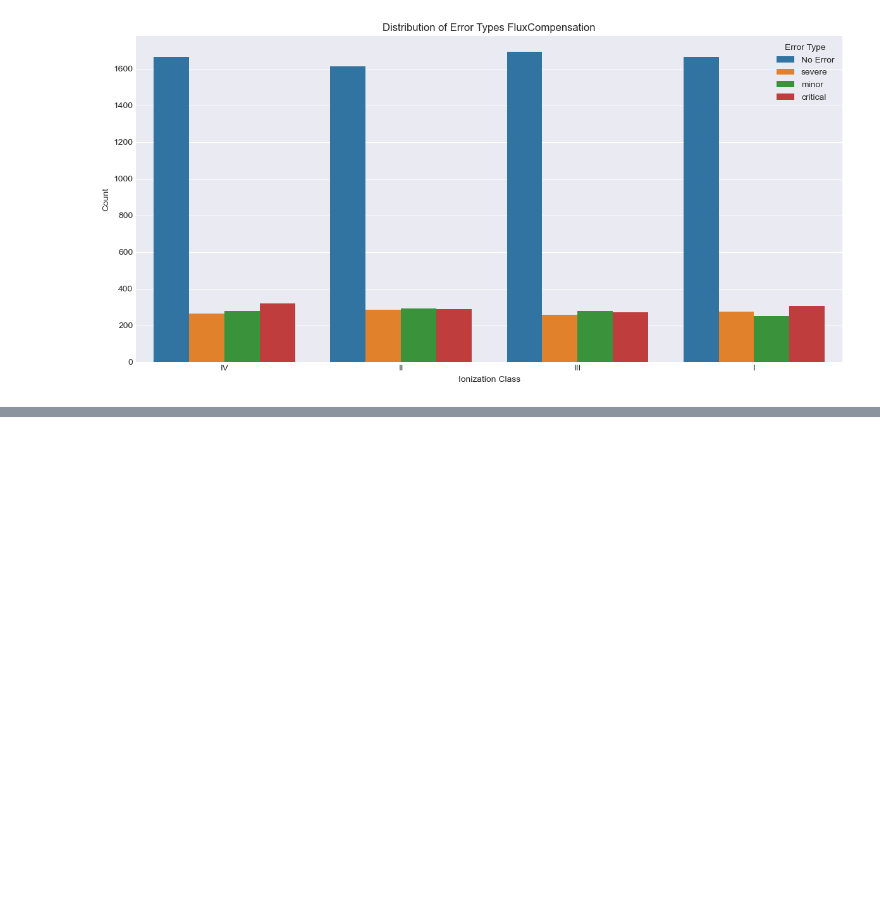
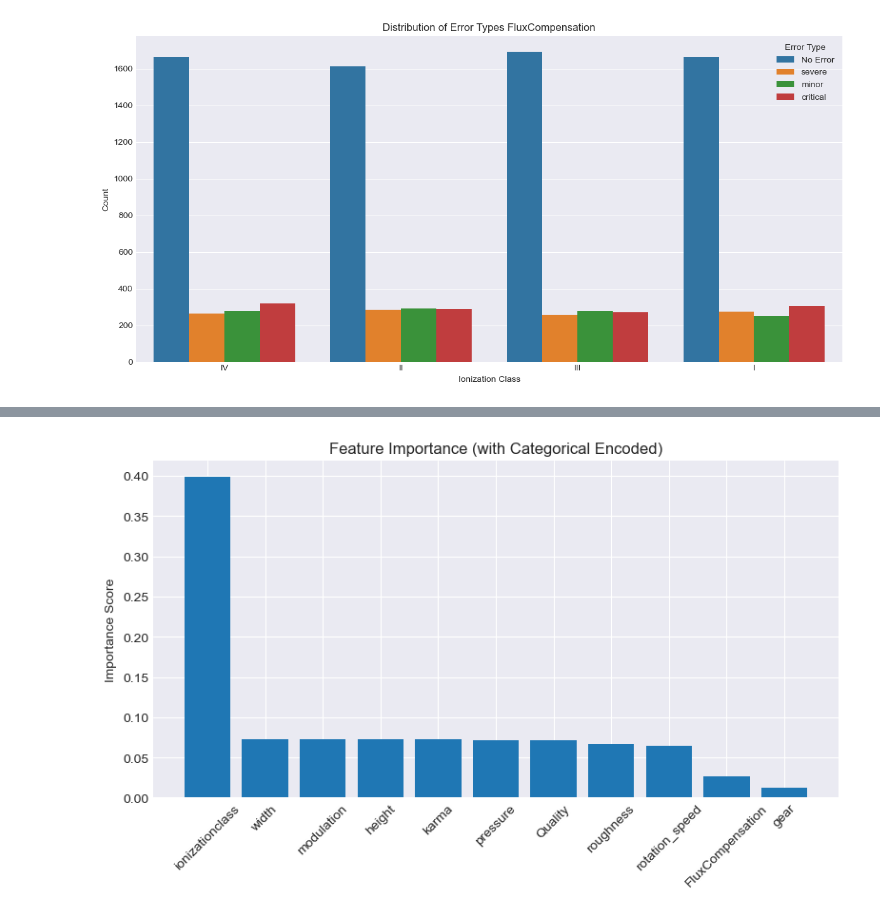
Before and after one commit to Parth-0804/ML_Presentation_Workspace, a Jupyter notebook: ML - SmartBuild Dataset/EDA_Machine_Production.ipynb, the cells around one changed output, grey strips where cells are left out. Cells and saved outputs as stored; diff of their text form; code cells hidden in the pictures; blank space fills up the shorter version.

Commit message:
ML model changes

```diff
--- a/ML - SmartBuild Dataset/EDA_Machine_Production.ipynb
+++ b/ML - SmartBuild Dataset/EDA_Machine_Production.ipynb
@@ -173,0 +194,28 @@ plt.show()
+# %%
+for col in ['width', 'height', 'pressure', 'karma', 'modulation', 'roughness', 'Quality', 'gear', 'rotation_speed']:
+    df_model[col] = pd.to_numeric(df_model[col], errors='coerce')
+# %%
+df_model[target] = df_model[target].replace('', pd.NA).fillna('No Error')
+df_model = df_model[features + [target]].dropna()
+# %%
+le_target = LabelEncoder()
+df_model[target] = le_target.fit_transform(df_model[target])
+
+X = df_model[features]
+y = df_model[target]
+
+from sklearn.model_selection import train_test_split
+X_train, X_test, y_train, y_test = train_test_split(
+    X, y, test_size=0.2, random_state=42, stratify=y
+)
+# %%
+from sklearn.ensemble import RandomForestClassifier
+from sklearn.metrics import classification_report, accuracy_score
+
+rf = RandomForestClassifier(n_estimators=100, random_state=42)
+rf.fit(X_train, y_train)
+
+y_pred = rf.predict(X_test)
+accuracy = accuracy_score(y_test, y_pred)
+print(f"Accuracy: {accuracy:.2f}")
+print("\nClassification Report:\n", classification_report(y_test, y_pred, target_names=le_target.classes_))
@@ -173,0 +236,17 @@ plt.show()
+# %%
+import matplotlib.pyplot as plt
+import numpy as np
+
+importances = rf.feature_importances_
+indices = np.argsort(importances)[::-1]
+feature_names = np.array(features)
+
+plt.figure(figsize=(8, 5))
+plt.title("Feature Importance (with Categorical Encoded)")
+plt.bar(range(len(importances)), importances[indices], align="center")
+plt.xticks(range(len(importances)), feature_names[indices], rotation=45)
+plt.ylabel("Importance Score")
+plt.tight_layout()
+plt.show()
+# %% [output]
+[figure, added]
```
Also changed, not shown: parts of 6 cells of this notebook.
